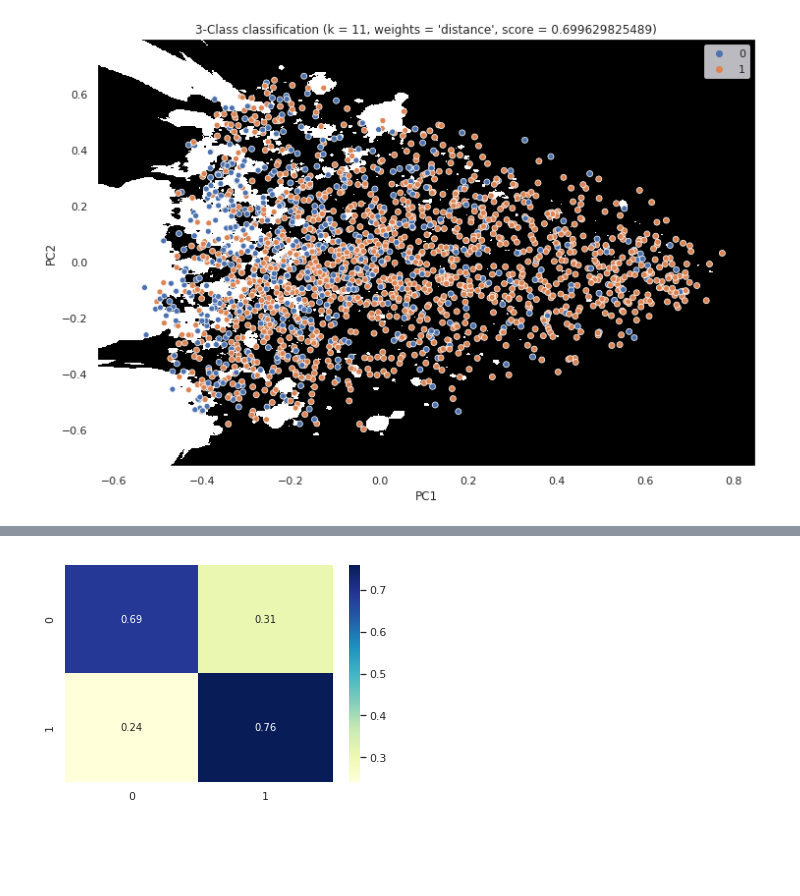
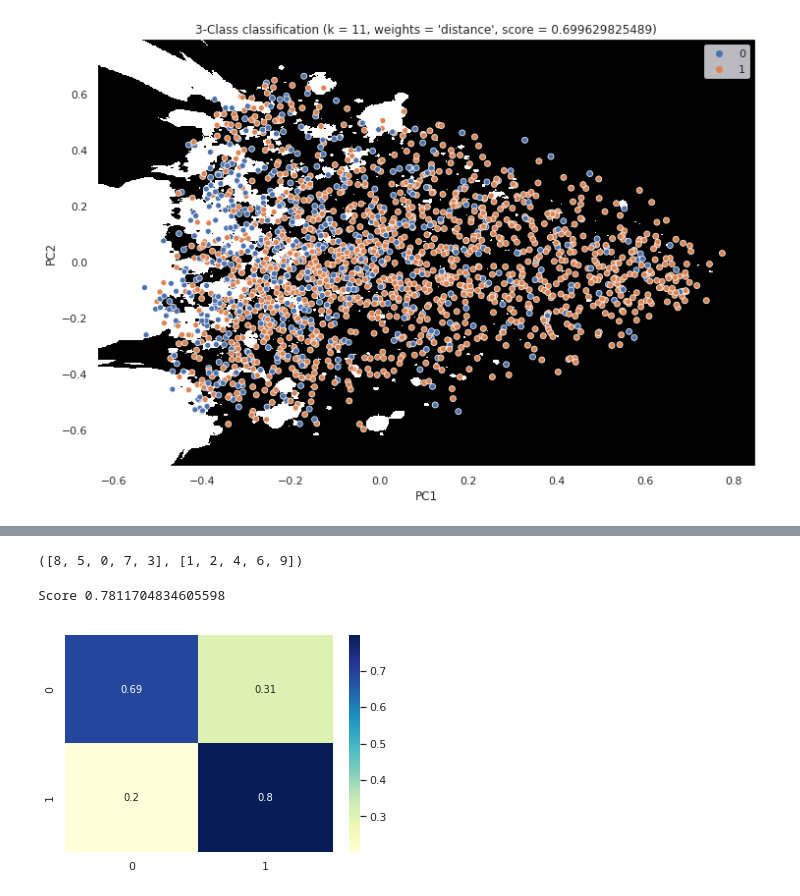
Before and after one commit to danousna/black_friday, a Jupyter notebook: sex_knn.ipynb, the cells around one changed output, grey strips where cells are left out. Cells and saved outputs as stored; diff of their text form; code cells hidden in the pictures; blank space fills up the shorter version.

```diff
--- a/sex_knn.ipynb
+++ b/sex_knn.ipynb
@@ -192,20 +219,35 @@ for n_neighbors in range(1,23, 2):
 3-Class classification (k = 19, weights = 'distance', score = 0.745637228979)
 3-Class classification (k = 21, weights = 'uniform', score = 0.745637228979)
 3-Class classification (k = 21, weights = 'distance', score = 0.745637228979)
+# %%
+import random
+def create_sample(size, prop=0.7):
+    train = random.sample(range(size), int(size*prop))
+    val = [i for i in range(size) if i not in train]
+    return (train, val)
+# %% [output]
+([8, 5, 0, 7, 3], [1, 2, 4, 6, 9])
 # %%
 from sklearn.metrics import confusion_matrix
+
+train, test = create_sample(len(pc_count_L2),0.8)
+
+X, y = pc_count_L2.iloc[train,:],  [map_f(e) for e in total_purchase['Gender'].iloc[train]]
+X_test, y_test = pc_count_L2.iloc[test,:],  [map_f(e) for e in total_purchase['Gender'].iloc[test]]
 
 n_neighbors = 9
 weights = 'uniform'
 clf = neighbors.KNeighborsClassifier(n_neighbors, weights=weights)
 clf.fit(X, y)
 y_pred = clf.predict(X_test)
+print(f'Score {clf.score(X_test, y_test)}')
 conf = confusion_matrix(y_pred, y_test)
 risk = (conf.transpose() / conf.sum(axis=1)).transpose()
 sns.heatmap(risk, annot=True, cmap="YlGnBu")
 plt.show()
 # %% [output]
+Score 0.7811704834605598
-[figure, old version]
+[figure, new version]
 # %%
 pca_X_test = pca.iloc[n_train:,:]
 plt.figure(figsize=(14,10))
```
Also changed, not shown: parts of 22 cells of this notebook, 2 other files.
